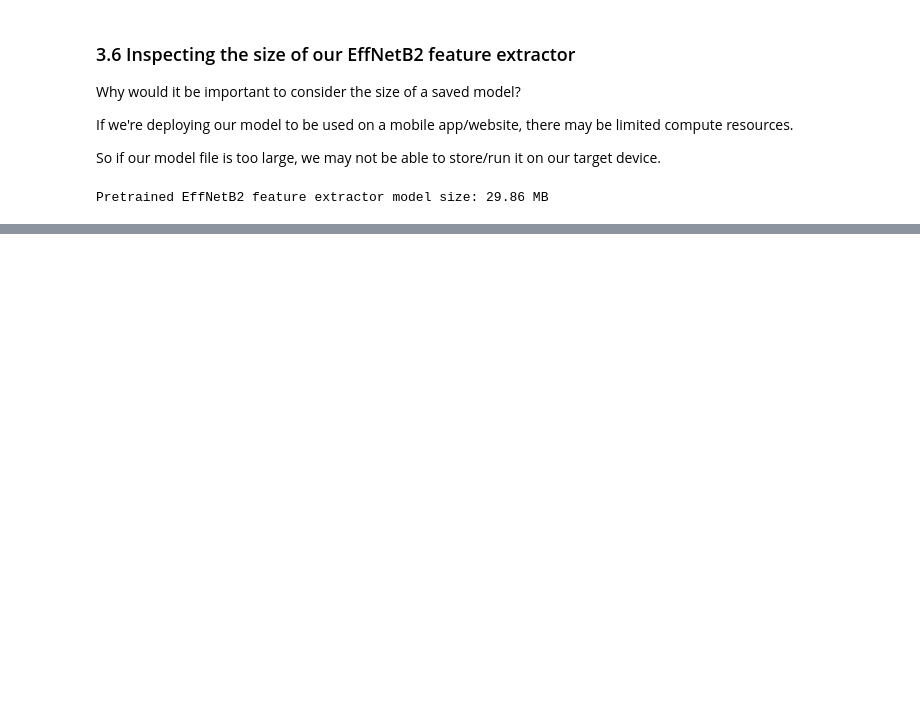
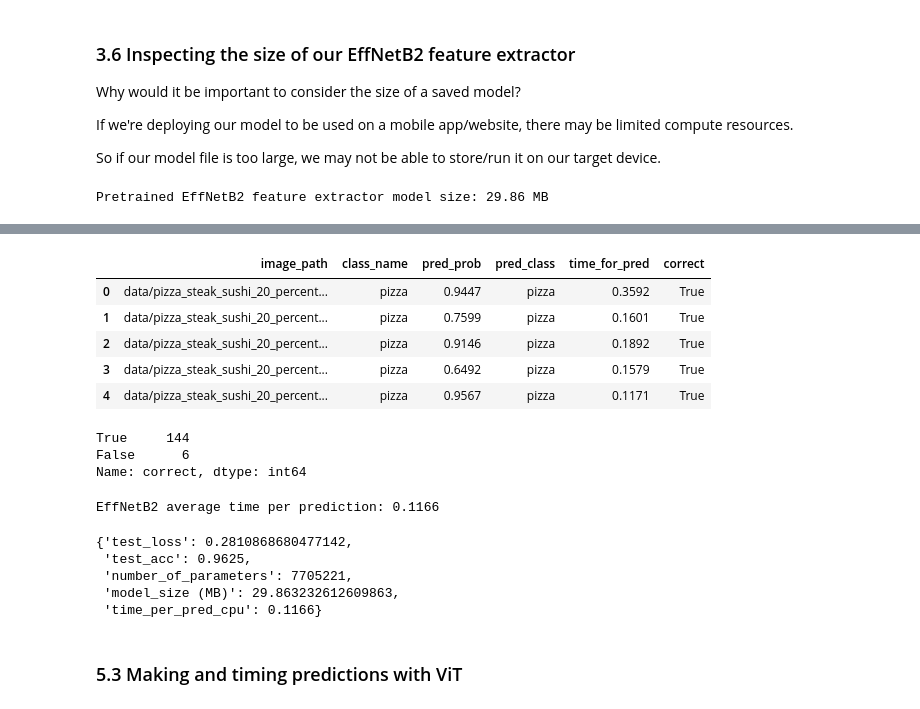
Before and after one commit to beyzoskaya/PyTorch_deepLearning, a Jupyter notebook: 09_pytorch_model_deployment.ipynb, the cells around one changed output, grey strips where cells are left out. Saved outputs shown, nothing was run; the diff lists cells and outputs as text; code cells hidden in the pictures; blank space fills up the shorter version.

```diff
--- a/09_pytorch_model_deployment.ipynb
+++ b/09_pytorch_model_deployment.ipynb
@@ -374,0 +592,6 @@ Pretrained EffNetB2 feature extractor model size: 29.86 MB
+# %%
+from pathlib import Path
+
+# Get all test data paths
+test_data_paths = list(Path(test_dir).glob("*/*.jpg"))
+test_data_paths[:5]
@@ -374,0 +699,7 @@ Pretrained EffNetB2 feature extractor model size: 29.86 MB
+# %%
+# Make predictions test dataset with EffNetB2
+effnetb2_test_pred_dicts = pred_and_store(paths=test_data_paths,
+                                          model=effnetb2,
+                                          transform=effnetb2_transforms,
+                                          class_names=class_names,
+                                          device="cpu")
@@ -374,0 +721,37 @@ Pretrained EffNetB2 feature extractor model size: 29.86 MB
+# %%
+# Turn the test_pred_dicts into a DataFrame
+import pandas as pd
+effnetb2_test_pred_df = pd.DataFrame(effnetb2_test_pred_dicts)
+effnetb2_test_pred_df.head()
+# %% [output]
+|  | image_path | class_name | pred_prob | pred_class | time_for_pred | correct |
+| 0 | data/pizza_steak_sushi_20_percent... | pizza | 0.9447 | pizza | 0.3592 | True |
+| 1 | data/pizza_steak_sushi_20_percent... | pizza | 0.7599 | pizza | 0.1601 | True |
+| 2 | data/pizza_steak_sushi_20_percent... | pizza | 0.9146 | pizza | 0.1892 | True |
+| 3 | data/pizza_steak_sushi_20_percent... | pizza | 0.6492 | pizza | 0.1579 | True |
+| 4 | data/pizza_steak_sushi_20_percent... | pizza | 0.9567 | pizza | 0.1171 | True |
+# %%
+# Check number of correct predictions
+effnetb2_test_pred_df.correct.value_counts()
+# %% [output]
+True     144
+False      6
+Name: correct, dtype: int64
+# %%
+# Find the average time per prediction
+effnetb2_average_time_per_pred = round(effnetb2_test_pred_df.time_for_pred.mean(), 4)
+print(f"EffNetB2 average time per prediction: {effnetb2_average_time_per_pred}")
+# %% [output]
+EffNetB2 average time per prediction: 0.1166
+# %%
+# Add time per pred to EffNetB2 stats dictionary
+effnetb2_stats["time_per_pred_cpu"] = effnetb2_average_time_per_pred
+effnetb2_stats
+# %% [output]
+{'test_loss': 0.2810868680477142,
+ 'test_acc': 0.9625,
+ 'number_of_parameters': 7705221,
+ 'model_size (MB)': 29.863232612609863,
+ 'time_per_pred_cpu': 0.1166}
+# %% [markdown]
+### 5.3 Making and timing predictions with ViT
```
Also changed, not shown: parts of 43 cells of this notebook.
